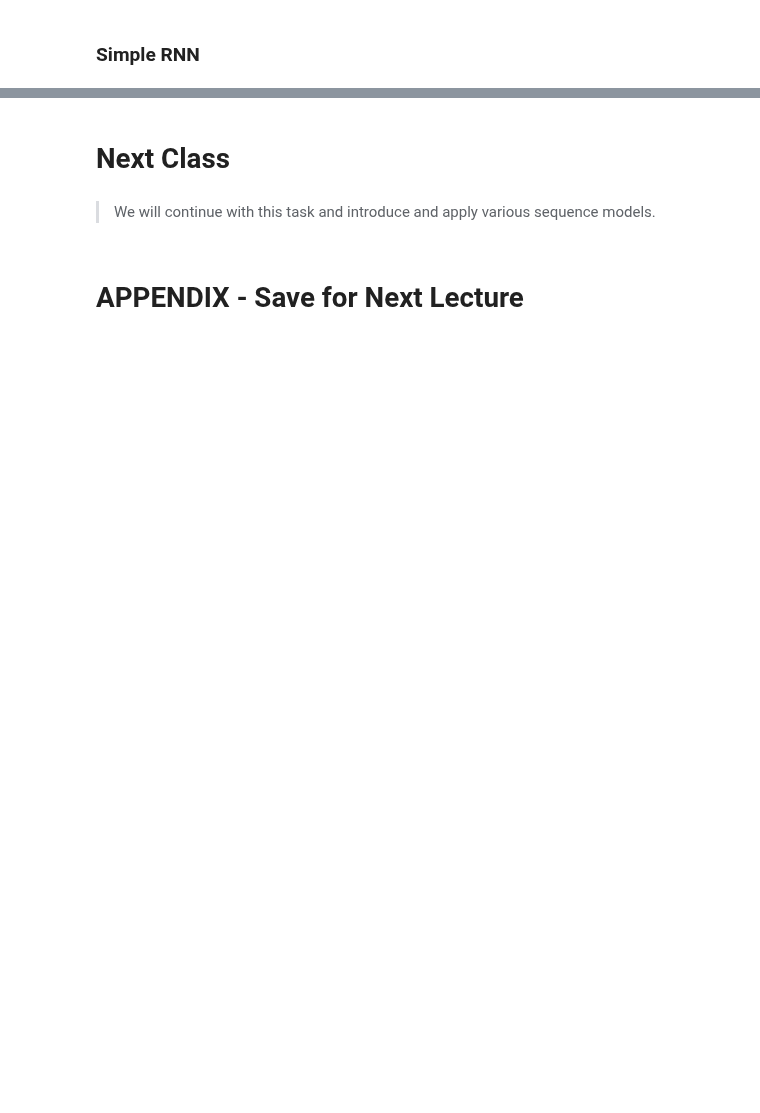
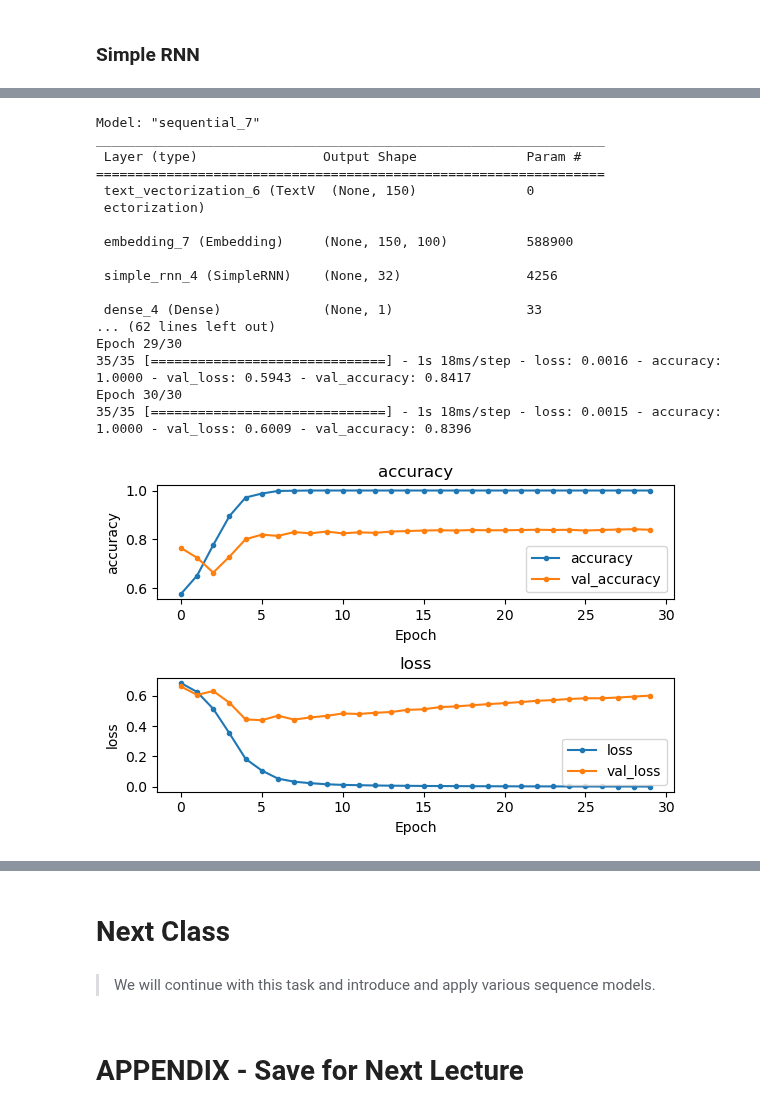
Before and after one commit to coding-dojo-data-science/adv-ml-wk02-deep-nlp-codealongs, a Jupyter notebook: Lecture 1/LIVE-CLASS-W02L01-deep-nlp-text-prep.ipynb, the cells around one changed output, grey strips where cells are left out. Saved outputs shown, nothing was run; the diff lists cells and outputs as text; code cells hidden in the pictures; blank space fills up the shorter version.

```diff
--- a/Lecture 1/LIVE-CLASS-W02L01-deep-nlp-text-prep.ipynb
+++ b/Lecture 1/LIVE-CLASS-W02L01-deep-nlp-text-prep.ipynb
@@ -246,9 +461,11 @@ Add .shuffle the training data.
 > Add batching (use 32 for batch_size)
 # %%
 #  Setting the batch_size for all datasets
-
+BATCH_SIZE =32
 # use .batch to add batching to all 3 datasets
-
+train_ds = train_ds.batch(BATCH_SIZE)
+val_ds = val_ds.batch(BATCH_SIZE)
+test_ds = test_ds.batch(BATCH_SIZE)
 
 # Confirm the number of batches in each
 print (f' There are {len(train_ds)} training batches.')
@@ -525,8 +922,8 @@ ax.axvline(SEQUENCE_LENGTH, color='red', ls=":")
 # %%
 
 ## Create text Vectorization layer
-SEQUENCE_LENGTH = None
-EMBED_DIM = None
+SEQUENCE_LENGTH = 150
+EMBED_DIM = 100
 
 sequence_vectorizer = tf.keras.layers.TextVectorization(
     standardize="lower_and_strip_punctuation",
@@ -534,7 +931,7 @@ sequence_vectorizer = tf.keras.layers.TextVectorization(
     output_sequence_length=SEQUENCE_LENGTH
 )
 
-sequence_vectorizer.adapt(ds_texts)
+sequence_vectorizer.adapt(text_ds)
 # %%
 VOCAB_SIZE = sequence_vectorizer.vocabulary_size()
 
@@ -546,3 +943,16 @@ model = Sequential([
                               output_dim=EMBED_DIM,
                               input_length=SEQUENCE_LENGTH)
     ])
+
+# Add *new* LSTM layer
+model.add(layers.SimpleRNN(32))
+
+# Add output layer
+model.add(layers.Dense(1, activation='sigmoid'))
+
+# Compile the model
+model.compile(optimizer=optimizers.legacy.Adam(learning_rate = .001),
+              loss='bce',
+              metrics=['accuracy'])
+
+model.summary()
@@ -549,7 +998,8 @@ model = Sequential([
 # %%
 def build_rnn_model(text_vectorization_layer):
+
     VOCAB_SIZE = text_vectorization_layer.vocabulary_size()
-    SEQUENCE_LENGTH = sequence_vectorizer.get_config()['output_sequence_length']
+    SEQUENCE_LENGTH = text_vectorization_layer.get_config()['output_sequence_length']
 
 
     # Define sequential model with pre-trained vectorization layer and *new* embedding layer
@@ -580,17 +1030,36 @@ def get_callbacks(patience=3, monitor='val_accuracy'):
 # %%
 # Build the lstm model and specify the vectorizer
 rnn_model = build_rnn_model(sequence_vectorizer)
 
 # Defien number of epocs
 EPOCHS = 30
 # Fit the model
 history = rnn_model.fit(
     train_ds,
     epochs=EPOCHS,
     validation_data=val_ds,
-    callbacks=get_callbacks(patience=5),
+    callbacks=get_callbacks(patience=5)
 )
 fn.plot_history(history,figsize=(6,4))
+# %% [output]
+Model: "sequential_7"
+_________________________________________________________________
+ Layer (type)                Output Shape              Param #
+=================================================================
+ text_vectorization_6 (TextV  (None, 150)              0
+ ectorization)
+
+ embedding_7 (Embedding)     (None, 150, 100)          588900
+
+ simple_rnn_4 (SimpleRNN)    (None, 32)                4256
+
+ dense_4 (Dense)             (None, 1)                 33
+... (62 lines left out)
+Epoch 29/30
+35/35 [==============================] - 1s 18ms/step - loss: 0.0016 - accuracy: 1.0000 - val_loss: 0.5943 - val_accuracy: 0.8417
+Epoch 30/30
+35/35 [==============================] - 1s 18ms/step - loss: 0.0015 - accuracy: 1.0000 - val_loss: 0.6009 - val_accuracy: 0.8396
+[figure, added]
 # %%
 # Obtain the results
 results = fn.evaluate_classification_network(
```
Also changed, not shown: parts of 102 cells of this notebook, 2 other files.
